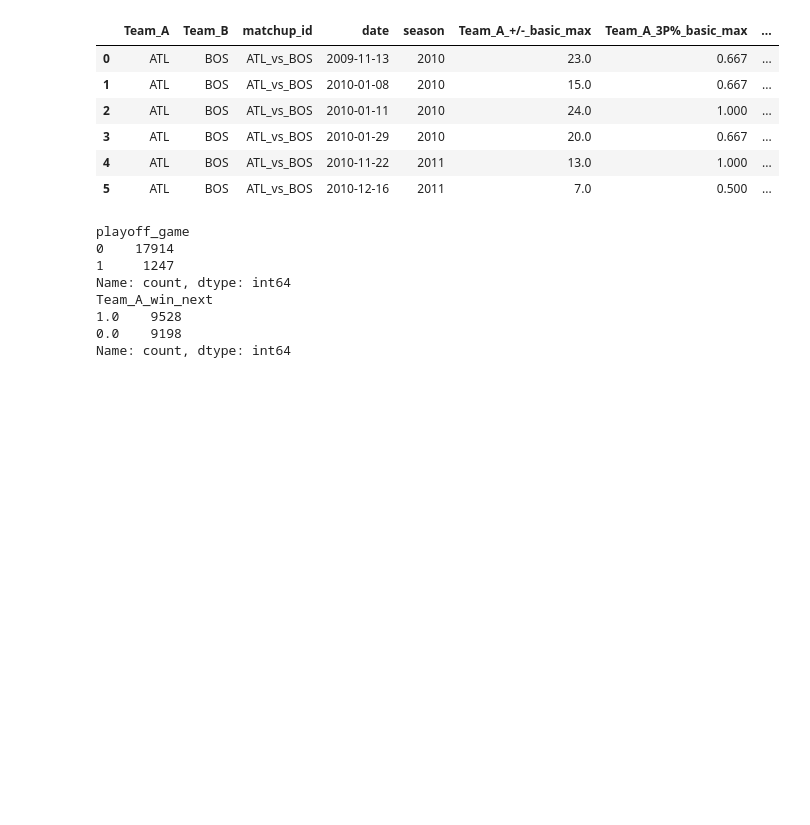
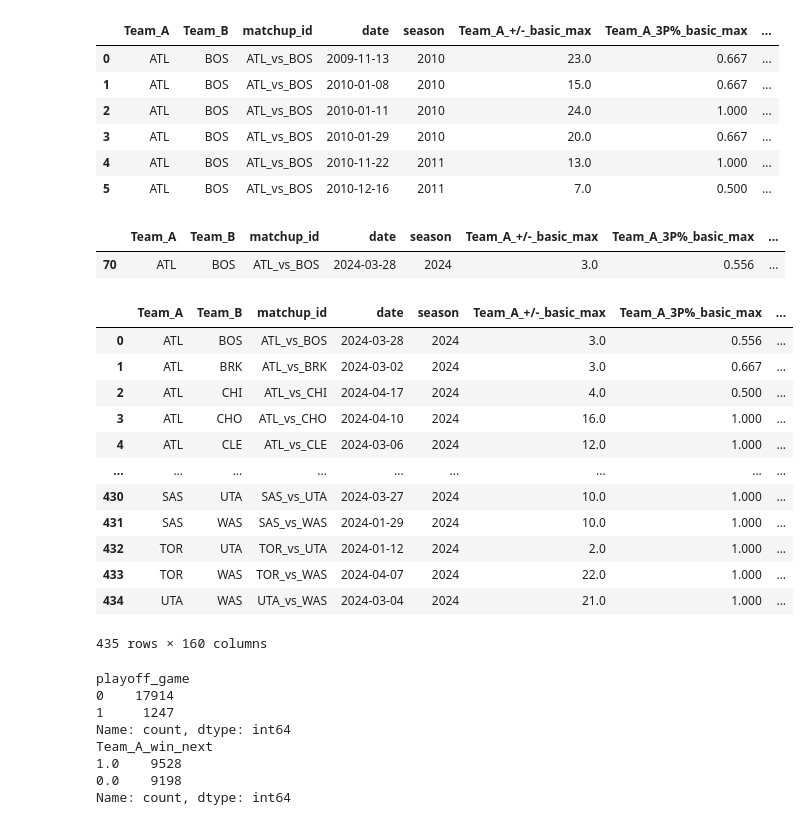
Before and after one commit to sarmad-21/nba_predictive_model, a Jupyter notebook: restructure_and_preprocess.ipynb, the cells around one changed output. Cells and saved outputs as stored; diff of their text form; code cells hidden in the pictures; blank space fills up the shorter version.

```diff
--- a/restructure_and_preprocess.ipynb
+++ b/restructure_and_preprocess.ipynb
@@ -96,6 +97,29 @@ df.head(6)
 | 3 | ATL | BOS | ATL_vs_BOS | 2010-01-29 | 2010 | 20.0 | 0.667 | ... |
 | 4 | ATL | BOS | ATL_vs_BOS | 2010-11-22 | 2011 | 13.0 | 1.000 | ... |
 | 5 | ATL | BOS | ATL_vs_BOS | 2010-12-16 | 2011 | 7.0 | 0.500 | ... |
+# %%
+match = df[(df['Team_A'] == 'ATL') & (df['Team_B'] == 'BOS') & (df['date'] == pd.to_datetime('2024-03-28'))]
+match
+# %% [output]
+|  | Team_A | Team_B | matchup_id | date | season | Team_A_+/-_basic_max | Team_A_3P%_basic_max | ... |
+| 70 | ATL | BOS | ATL_vs_BOS | 2024-03-28 | 2024 | 3.0 | 0.556 | ... |
+# %%
+df['date'] = pd.to_datetime(df['date'])
+df[df['Team_A_win_next'].isna()].sort_values(by=['matchup_id','date']).reset_index(drop=True)
+# %% [output]
+|  | Team_A | Team_B | matchup_id | date | season | Team_A_+/-_basic_max | Team_A_3P%_basic_max | ... |
+| 0 | ATL | BOS | ATL_vs_BOS | 2024-03-28 | 2024 | 3.0 | 0.556 | ... |
+| 1 | ATL | BRK | ATL_vs_BRK | 2024-03-02 | 2024 | 3.0 | 0.667 | ... |
+| 2 | ATL | CHI | ATL_vs_CHI | 2024-04-17 | 2024 | 4.0 | 0.500 | ... |
+| 3 | ATL | CHO | ATL_vs_CHO | 2024-04-10 | 2024 | 16.0 | 1.000 | ... |
+| 4 | ATL | CLE | ATL_vs_CLE | 2024-03-06 | 2024 | 12.0 | 1.000 | ... |
+| ... | ... | ... | ... | ... | ... | ... | ... | ... |
+| 430 | SAS | UTA | SAS_vs_UTA | 2024-03-27 | 2024 | 10.0 | 1.000 | ... |
+| 431 | SAS | WAS | SAS_vs_WAS | 2024-01-29 | 2024 | 10.0 | 1.000 | ... |
+| 432 | TOR | UTA | TOR_vs_UTA | 2024-01-12 | 2024 | 2.0 | 1.000 | ... |
+| 433 | TOR | WAS | TOR_vs_WAS | 2024-04-07 | 2024 | 22.0 | 1.000 | ... |
+| 434 | UTA | WAS | UTA_vs_WAS | 2024-03-04 | 2024 | 21.0 | 1.000 | ... |
+435 rows × 160 columns
 # %%
 playoff_start_dates = {
     2010: '2010-04-17',
```
Also changed, not shown: parts of 13 cells of this notebook.
